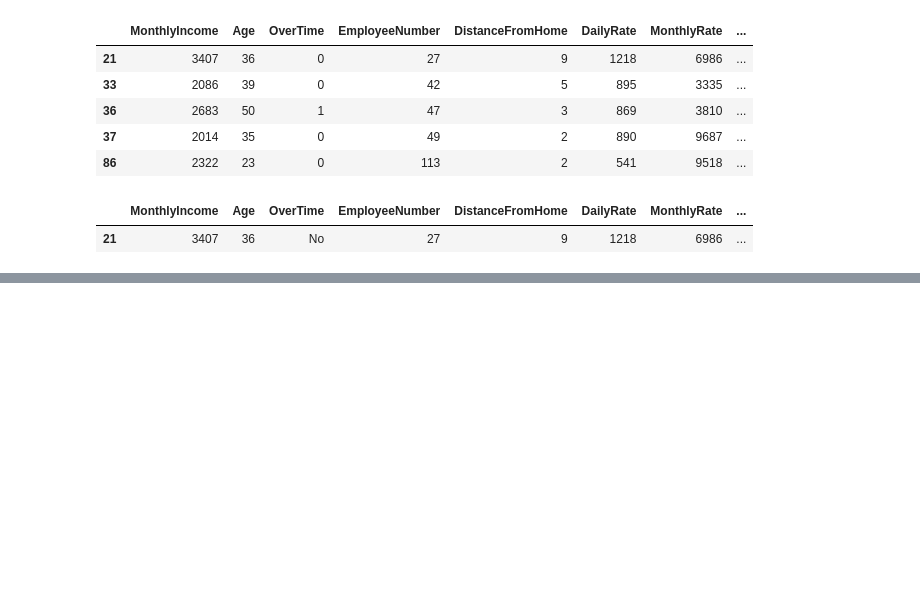
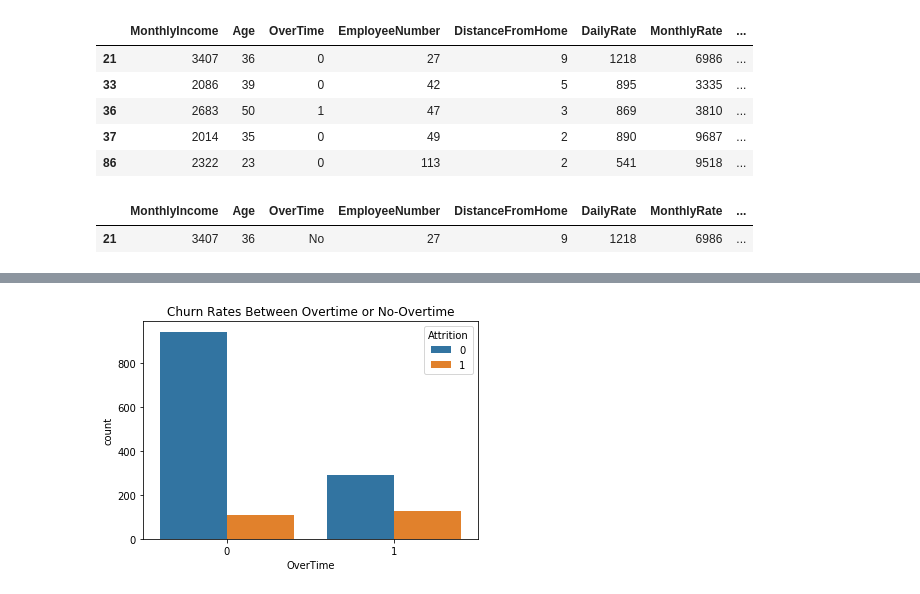
Before and after one commit to cjherman6/interview, a Jupyter notebook: Churn Prediction.ipynb, the cells around one changed output, grey strips where cells are left out. Saved outputs shown, nothing was run; the diff lists cells and outputs as text; code cells hidden in the pictures; blank space fills up the shorter version.

```diff
--- a/Churn Prediction.ipynb
+++ b/Churn Prediction.ipynb
@@ -309,0 +350,3 @@ X_interp[X_interp['EmployeeNumber']==27]
+# %%
+OT_df = df[['Age','Attrition','MaritalStatus','MonthlyIncome','OverTime','WorkLifeBalance','JobRole']]
+OT_df
@@ -309,0 +372,6 @@ X_interp[X_interp['EmployeeNumber']==27]
+# %%
+sns.countplot(OT_df['OverTime'],hue=OT_df['Attrition'])
+plt.title('Churn Rates Between Overtime or No-Overtime')
+plt.show()
+# %% [output]
+[figure, added]
```
Also changed, not shown: parts of 31 cells of this notebook, 9 other files.
